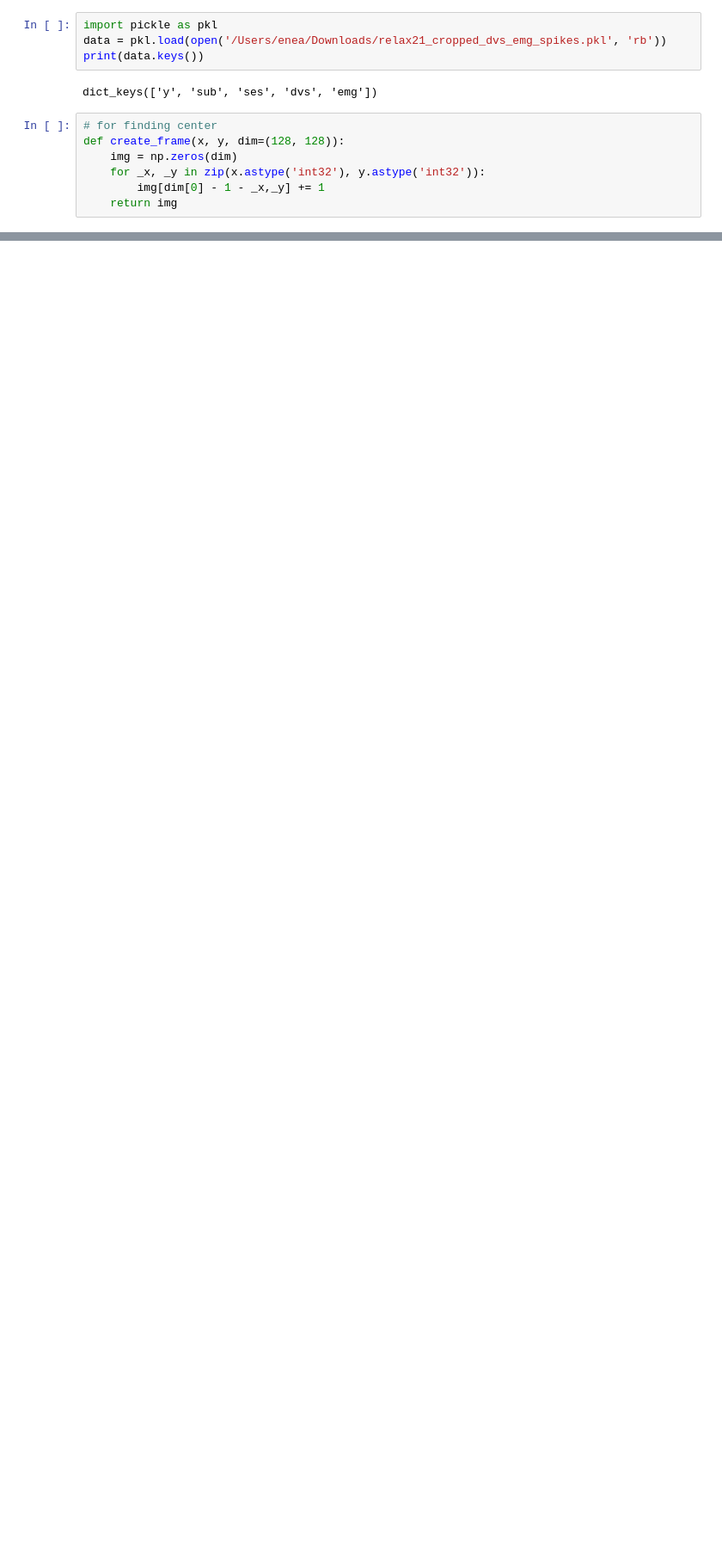
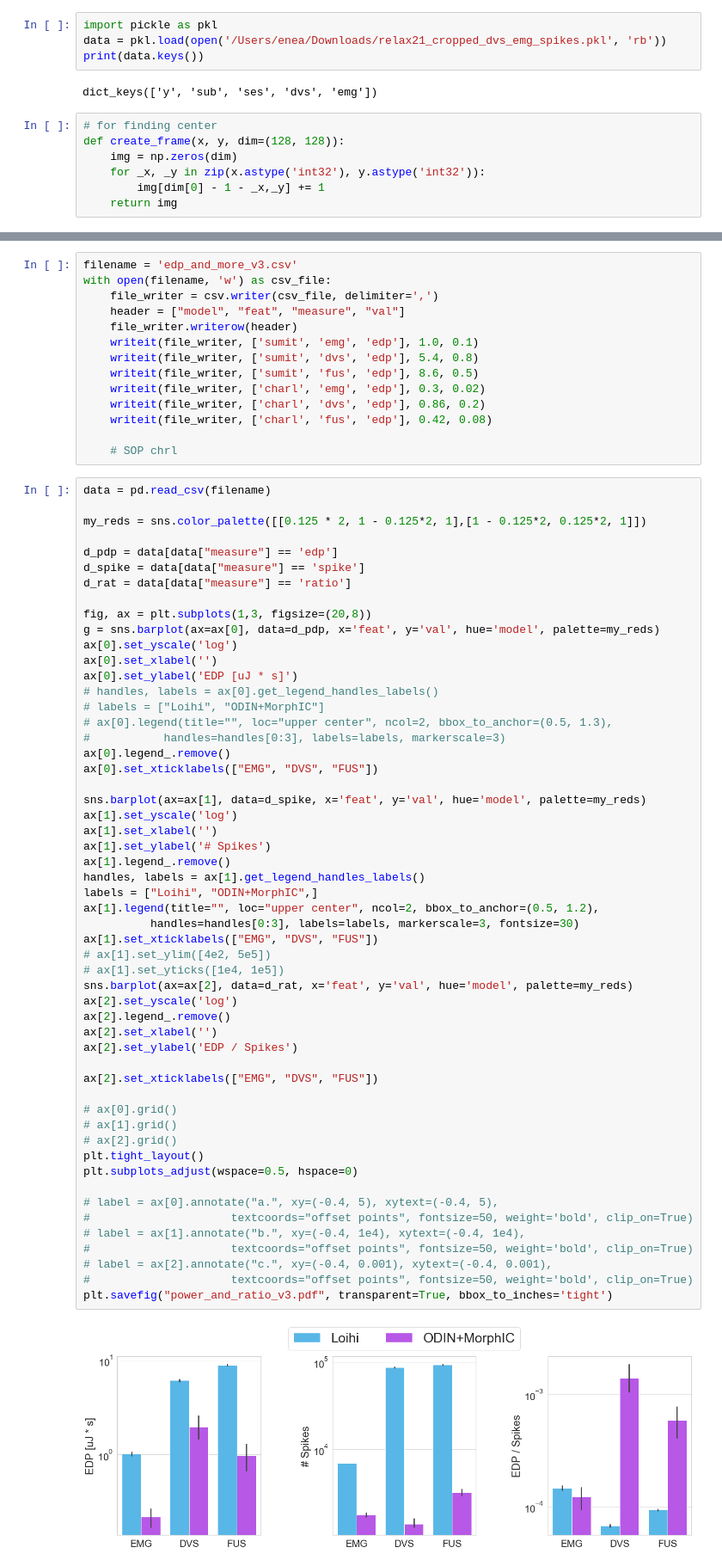
Before and after one commit to Enny1991/dvs_emg_fusion, a Jupyter notebook: plotting.ipynb, the cells around one changed output, grey strips where cells are left out. Shown at 86% size. Cells and saved outputs as stored; diff of their text form; blank space fills up the shorter version.

```diff
--- a/plotting.ipynb
+++ b/plotting.ipynb
@@ -473,0 +741,70 @@ plt.savefig('dvs_3d_v3.pdf', transparent=True, bbox_to_inches='tight')
+# %%
+filename = 'edp_and_more_v3.csv'
+with open(filename, 'w') as csv_file:
+    file_writer = csv.writer(csv_file, delimiter=',')
+    header = ["model", "feat", "measure", "val"]
+    file_writer.writerow(header)
+    writeit(file_writer, ['sumit', 'emg', 'edp'], 1.0, 0.1)
+    writeit(file_writer, ['sumit', 'dvs', 'edp'], 5.4, 0.8)
+    writeit(file_writer, ['sumit', 'fus', 'edp'], 8.6, 0.5)
+    writeit(file_writer, ['charl', 'emg', 'edp'], 0.3, 0.02)
+    writeit(file_writer, ['charl', 'dvs', 'edp'], 0.86, 0.2)
+    writeit(file_writer, ['charl', 'fus', 'edp'], 0.42, 0.08)
+
+    # SOP chrl
+# %%
+data = pd.read_csv(filename)
+
+my_reds = sns.color_palette([[0.125 * 2, 1 - 0.125*2, 1],[1 - 0.125*2, 0.125*2, 1]])
+
+d_pdp = data[data["measure"] == 'edp']
+d_spike = data[data["measure"] == 'spike']
+d_rat = data[data["measure"] == 'ratio']
+
+fig, ax = plt.subplots(1,3, figsize=(20,8))
+g = sns.barplot(ax=ax[0], data=d_pdp, x='feat', y='val', hue='model', palette=my_reds)
+ax[0].set_yscale('log')
+ax[0].set_xlabel('')
+ax[0].set_ylabel('EDP [uJ * s]')
+# handles, labels = ax[0].get_legend_handles_labels()
+# labels = ["Loihi", "ODIN+MorphIC"]
+# ax[0].legend(title="", loc="upper center", ncol=2, bbox_to_anchor=(0.5, 1.3),
+#           handles=handles[0:3], labels=labels, markerscale=3)
+ax[0].legend_.remove()
+ax[0].set_xticklabels(["EMG", "DVS", "FUS"])
+
+sns.barplot(ax=ax[1], data=d_spike, x='feat', y='val', hue='model', palette=my_reds)
+ax[1].set_yscale('log')
+ax[1].set_xlabel('')
+ax[1].set_ylabel('# Spikes')
+ax[1].legend_.remove()
+handles, labels = ax[1].get_legend_handles_labels()
+labels = ["Loihi", "ODIN+MorphIC",]
+ax[1].legend(title="", loc="upper center", ncol=2, bbox_to_anchor=(0.5, 1.2),
+          handles=handles[0:3], labels=labels, markerscale=3, fontsize=30)
+ax[1].set_xticklabels(["EMG", "DVS", "FUS"])
+# ax[1].set_ylim([4e2, 5e5])
+# ax[1].set_yticks([1e4, 1e5])
+sns.barplot(ax=ax[2], data=d_rat, x='feat', y='val', hue='model', palette=my_reds)
+ax[2].set_yscale('log')
+ax[2].legend_.remove()
+ax[2].set_xlabel('')
+ax[2].set_ylabel('EDP / Spikes')
+
+ax[2].set_xticklabels(["EMG", "DVS", "FUS"])
+
+# ax[0].grid()
+# ax[1].grid()
+# ax[2].grid()
+plt.tight_layout()
+plt.subplots_adjust(wspace=0.5, hspace=0)
+
+# label = ax[0].annotate("a.", xy=(-0.4, 5), xytext=(-0.4, 5),
+#                     textcoords="offset points", fontsize=50, weight='bold', clip_on=True)
+# label = ax[1].annotate("b.", xy=(-0.4, 1e4), xytext=(-0.4, 1e4),
+#                     textcoords="offset points", fontsize=50, weight='bold', clip_on=True)
+# label = ax[2].annotate("c.", xy=(-0.4, 0.001), xytext=(-0.4, 0.001),
+#                     textcoords="offset points", fontsize=50, weight='bold', clip_on=True)
+plt.savefig("power_and_ratio_v3.pdf", transparent=True, bbox_to_inches='tight')
+# %% [output]
+[figure, added]
```
Also changed, not shown: parts of 33 cells of this notebook, 1 other file.
